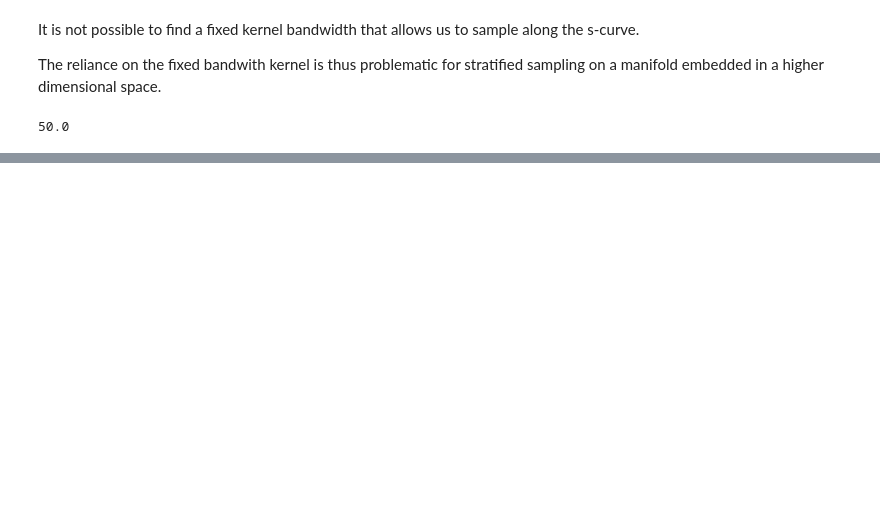
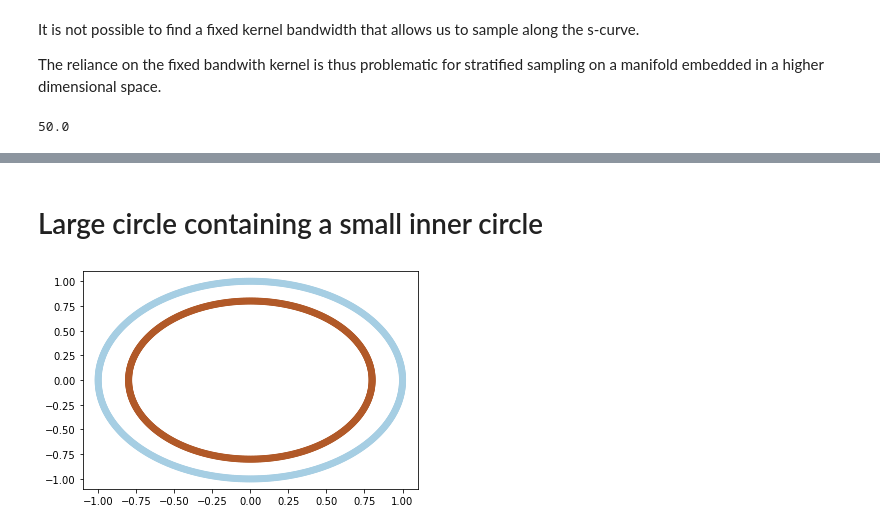
Before and after one commit to TobiasRp/vc_sample, a Jupyter notebook: notebooks/sampling_higherdim.ipynb, the cells around one changed output, grey strips where cells are left out. Cells and saved outputs as stored; diff of their text form; code cells hidden in the pictures; blank space fills up the shorter version.

```diff
--- a/notebooks/sampling_higherdim.ipynb
+++ b/notebooks/sampling_higherdim.ipynb
@@ -53,0 +94,9 @@ ax.view_init(4, -72)
+# %% [markdown]
+# Large circle containing a small inner circle
+# %%
+circles, circles_class = make_circles(n_samples=1000)
+
+fig, ax = plt.subplots(1, 1)
+ax.scatter(circles[:, 0], circles[:, 1], c=circles_class, cmap='Paired');
+# %% [output]
+[figure, added]
```
Also changed, not shown: parts of 15 cells of this notebook, 4 other files.
